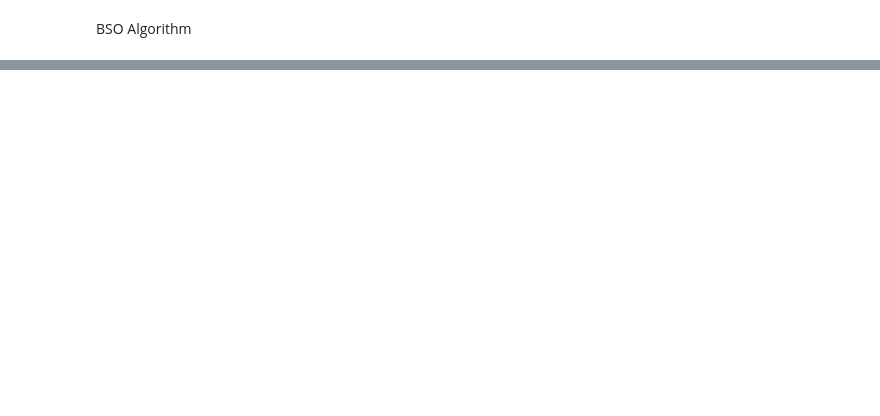
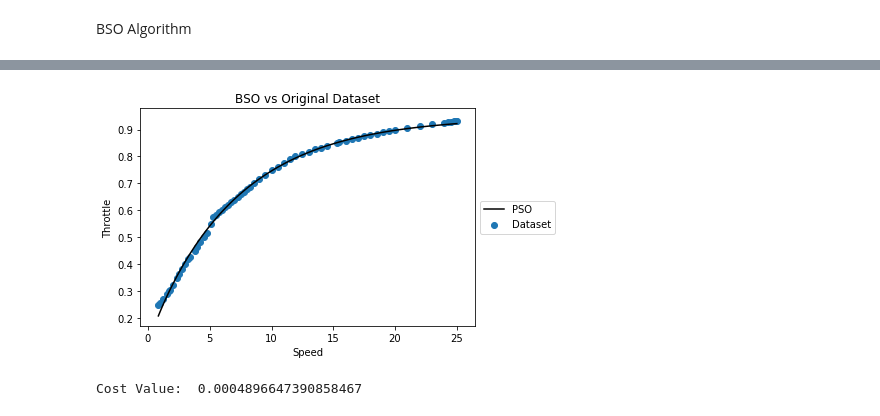
Before and after one commit to Vermillord/KP_Codes, a Jupyter notebook: Carla Algorithm Comparison/Steady State Response/steady_state.ipynb, the cells around one changed output, grey strips where cells are left out. Cells and saved outputs as stored; diff of their text form; code cells hidden in the pictures; blank space fills up the shorter version.

```diff
--- a/Carla Algorithm Comparison/Steady State Response/steady_state.ipynb
+++ b/Carla Algorithm Comparison/Steady State Response/steady_state.ipynb
@@ -227,11 +261,25 @@ The best position for each parameter:  [-0.14672309  0.07622283 -0.20928003]  wi
 # %% [markdown]
 BSO Algorithm
+# %%
+def cluster_center(clust, c_func):
+    ranked = np.zeros([clust.shape[0], clust.shape[1] + 1])
+
+    for i in range(clust.shape[0]):
+        for j in range(clust.shape[1]):
+            ranked[i][j] = clust[i][j]
+        ranked[i][j+1] = c_func(clust[i])
+
+    ranked = np.delete(ranked[ranked[:,-1].argsort()], -1, axis=1)
+
+    return ranked[0]
+# %%
+def logsig(x):
+    return 1 / (1 + math.exp(-x))
 # %%
-@njit
 def BSO(c_func, n_param, n_ideas, lb, ub, max_iterate):
     # Define initial parameters
     ideas = np.random.uniform(lb, ub, (n_ideas, n_param))
-    Km = KMeans(n_clusters=3, max_iter=100)
+    Km = KMeans(n_clusters=3, max_iter=50)
     iterate = 0
     k = 20
     new_ideas = np.zeros([n_ideas, n_param])
@@ -243,14 +291,16 @@ def BSO(c_func, n_param, n_ideas, lb, ub, max_iterate):
 
     # Main BSO Loop
     while(iterate < max_iterate):
-        print("Clusterizing...")
+        print("Clusterizing", end="")
 
         # Clusterize the ideas
+        print(".", end="")
         cluster = Km.fit_predict(ideas)
         cl1 = ideas[cluster == 0]
         cl2 = ideas[cluster == 1]
         cl3 = ideas[cluster == 2]
         clusters = [cl1, cl2, cl3]
+        print(".", end="")
 
         # Generate n new ideas
         for i in range(ideas.shape[0]):
@@ -288,14 +338,14 @@ def BSO(c_func, n_param, n_ideas, lb, ub, max_iterate):
             if(c_func(upd_new_ideas) < c_func(new_ideas[i])):
                 new_ideas[i] = upd_new_ideas
 
-        print("Ideas Generated!")
+        print(". Ideas Generated!", end="")
 
         ideas = new_ideas
         iterate = iterate + 1
         print(" | Iteration: ", iterate)
 
     # Reclusterize ideas
-    print("Clusterizing...")
+    print("Clusterizing")
     cluster = Km.fit_predict(ideas)
     cl1 = ideas[cluster == 0]
     cl2 = ideas[cluster == 1]
@@ -323,0 +373,2 @@ File "<ipython-input-17-8164132957c3>", line 5:
+# %%
+gbb = BSO(cost, 3, 500, -1.0, 1.0, 1000)
@@ -323,0 +393,12 @@ File "<ipython-input-17-8164132957c3>", line 5:
+# %%
+plt.title('BSO vs Original Dataset')
+plt.xlabel('Speed')
+plt.ylabel('Throttle')
+plt.plot(v0, ev_func(gba), label='PSO', color='k')
+plt.scatter(v0, u0, label='Dataset')
+plt.legend(loc='center left', bbox_to_anchor=(1, 0.5))
+plt.show()
+print("Cost Value: ", cost(gbb))
+# %% [output]
+[figure, added]
+Cost Value:  0.0004896647390858467
```
Also changed, not shown: parts of 6 cells of this notebook.
